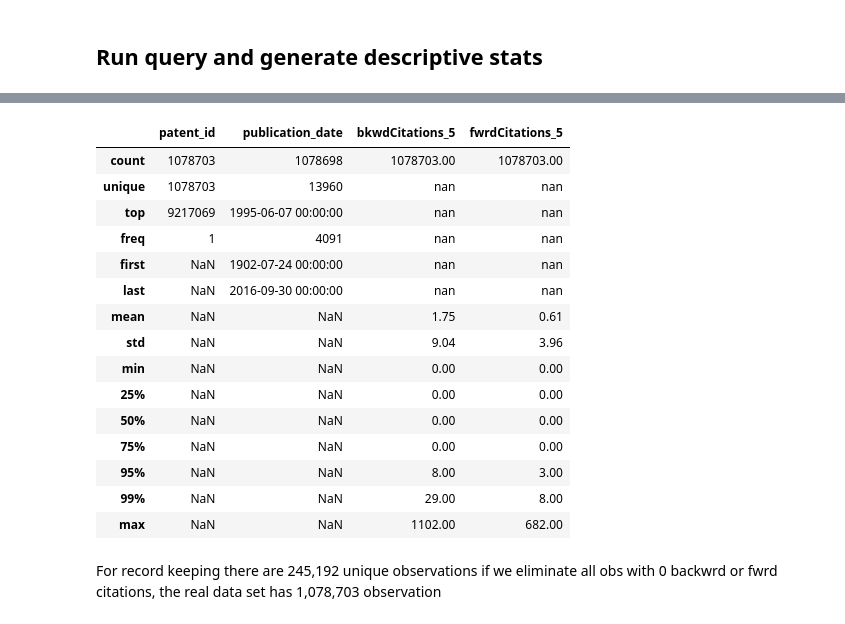
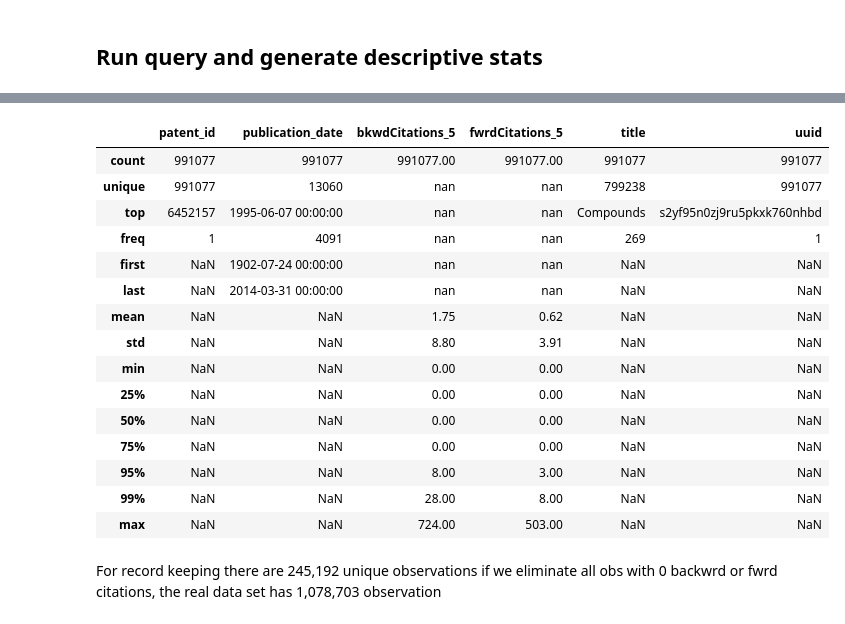
Before and after one commit to jdanene/patent-language-modeling, a Jupyter notebook: src/build/code/getDescriptiveStats.ipynb, the cells around one changed output, grey strips where cells are left out. Cells and saved outputs as stored; diff of their text form; code cells hidden in the pictures.

```diff
--- a/src/build/code/getDescriptiveStats.ipynb
+++ b/src/build/code/getDescriptiveStats.ipynb
@@ -67,28 +75,28 @@ list(df)
 # %%
-maskValid = (df['publication_date'] < '2016-1-1')
+maskValid = (df['publication_date'] < '2014-1-1')
 df['publication_date'] = pd.to_datetime(df['publication_date'], errors="coerce",format="%Y-%m-%d")
-df = df.loc[maskValid]
+df2 = df.loc[maskValid]
 # %%
 pd.set_option('display.float_format', lambda x: '%.2f' % x)
-df.astype({'bkwdCitations_5': 'int32','fwrdCitations_5': 'int32' }).dtypes
-df.describe(include='all', percentiles=[.25, .5, .75, .95,.99])
+df2.astype({'bkwdCitations_5': 'int32','fwrdCitations_5': 'int32' }).dtypes
+df2.describe(include='all', percentiles=[.25, .5, .75, .95,.99])
 # %% [output]
-|  | patent_id | publication_date | bkwdCitations_5 | fwrdCitations_5 |
-| count | 1078703 | 1078698 | 1078703.00 | 1078703.00 |
-| unique | 1078703 | 13960 | nan | nan |
-| top | 9217069 | 1995-06-07 00:00:00 | nan | nan |
-| freq | 1 | 4091 | nan | nan |
-| first | NaN | 1902-07-24 00:00:00 | nan | nan |
-| last | NaN | 2016-09-30 00:00:00 | nan | nan |
-| mean | NaN | NaN | 1.75 | 0.61 |
-| std | NaN | NaN | 9.04 | 3.96 |
-| min | NaN | NaN | 0.00 | 0.00 |
-| 25% | NaN | NaN | 0.00 | 0.00 |
-| 50% | NaN | NaN | 0.00 | 0.00 |
-| 75% | NaN | NaN | 0.00 | 0.00 |
-| 95% | NaN | NaN | 8.00 | 3.00 |
-| 99% | NaN | NaN | 29.00 | 8.00 |
-| max | NaN | NaN | 1102.00 | 682.00 |
+|  | patent_id | publication_date | bkwdCitations_5 | fwrdCitations_5 | title | uuid |
+| count | 991077 | 991077 | 991077.00 | 991077.00 | 991077 | 991077 |
+| unique | 991077 | 13060 | nan | nan | 799238 | 991077 |
+| top | 6452157 | 1995-06-07 00:00:00 | nan | nan | Compounds | s2yf95n0zj9ru5pkxk760nhbd |
+| freq | 1 | 4091 | nan | nan | 269 | 1 |
+| first | NaN | 1902-07-24 00:00:00 | nan | nan | NaN | NaN |
+| last | NaN | 2014-03-31 00:00:00 | nan | nan | NaN | NaN |
+| mean | NaN | NaN | 1.75 | 0.62 | NaN | NaN |
+| std | NaN | NaN | 8.80 | 3.91 | NaN | NaN |
+| min | NaN | NaN | 0.00 | 0.00 | NaN | NaN |
+| 25% | NaN | NaN | 0.00 | 0.00 | NaN | NaN |
+| 50% | NaN | NaN | 0.00 | 0.00 | NaN | NaN |
+| 75% | NaN | NaN | 0.00 | 0.00 | NaN | NaN |
+| 95% | NaN | NaN | 8.00 | 3.00 | NaN | NaN |
+| 99% | NaN | NaN | 28.00 | 8.00 | NaN | NaN |
+| max | NaN | NaN | 724.00 | 503.00 | NaN | NaN |
 # %% [markdown]
 For record keeping there are 245,192 unique observations if we eliminate all obs with 0 backwrd or fwrd citations, the real data set has 1,078,703 observation
 # %% [markdown]
```
Also changed, not shown: parts of 13 cells of this notebook, 2 other files.
